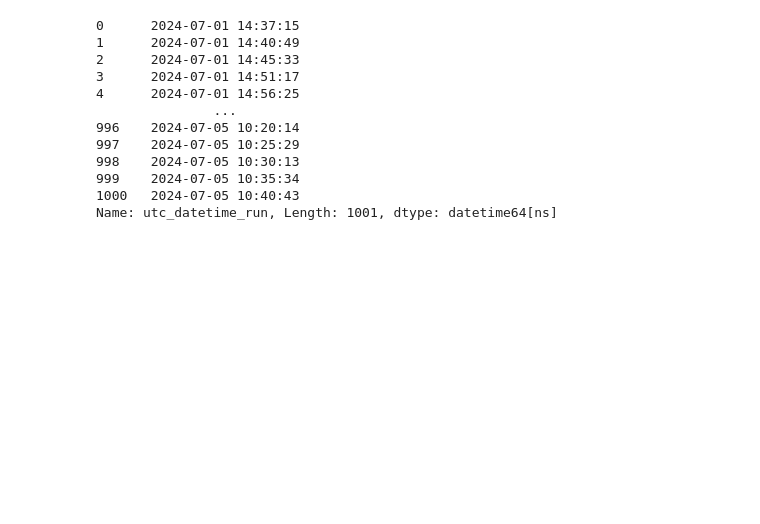
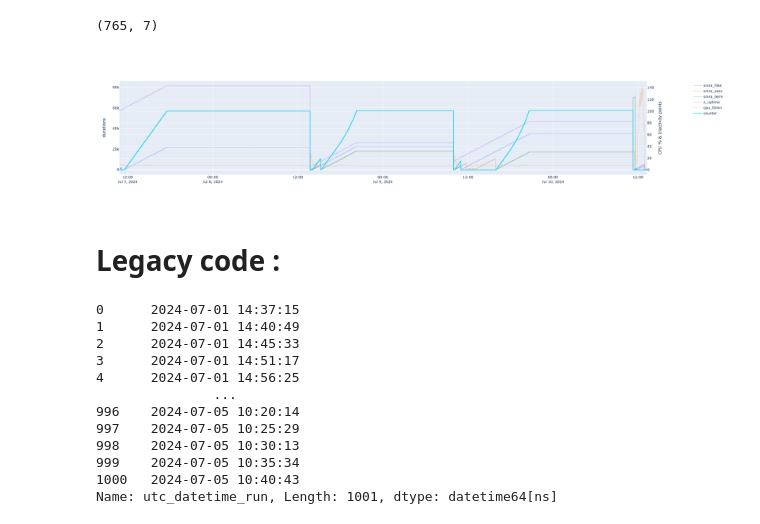
Before and after one commit to JeanLescutMuller/vm-auto-shutdown, a Jupyter notebook: Notebooks/Monitor_activity_history.ipynb, the cells around one changed output. Cells and saved outputs as stored; diff of their text form; code cells hidden in the pictures; blank space fills up the shorter version.

```diff
--- a/Notebooks/Monitor_activity_history.ipynb
+++ b/Notebooks/Monitor_activity_history.ipynb
@@ -20,7 +7,38 @@ Fri Jul  5 10:40:43 UTC 2024
+# %%
+l_cols=['time_run', 's_uptime', 'cpu_l5min', 'tmra_files', 'tmra_sess', 'tmra_term', 'counter']
+df = pd.read_csv('/opt/vm-auto-shutdown/data/variable_history.csv',
+                 names=l_cols, header=None, na_values=['None'])
+df.shape
+# %% [output]
+(765, 7)
 # %%
 # Post-processing :
+
 df['utc_datetime_run'] = pd.to_datetime(df.time_run, unit='s')
 # 'sMRA' = 'Seconds since Most Recent Activity'
-df['smra_files']         = df.time_run - df.tmra_files
-df['smra_jup_sessions']  = df.time_run - df.tmra_jup_sessions
-df['smra_jup_terminals'] = df.time_run - df.tmra_jup_terminals
+df['smra_files'] = df.time_run - df.tmra_files
+df['smra_sess']  = df.time_run - df.tmra_sess
+df['smra_term']  = df.time_run - df.tmra_term
+# %%
+# Plot :
+
+fig = make_subplots(specs=[[{"secondary_y": True}]])
+
+def _trace(col_name, secondary_y, k=1, opacity=.3) :
+    fig.add_trace(
+        go.Scatter(x=df['utc_datetime_run'], y=k*df[col_name], name=col_name, opacity=opacity, line_shape='hv'),
+        secondary_y=secondary_y
+    )
+[_trace(col_name, False) for col_name in ['smra_files', 'smra_sess', 'smra_term', 's_uptime']]
+_trace('cpu_l5min', True, 100)
+_trace('counter', True, opacity=1.)
+
+# Set y-axes titles
+fig.update_yaxes(title_text='durations', secondary_y=False)
+fig.update_yaxes(title_text='CPU % & Inactivity points', secondary_y=True)
+fig.update_layout(height=500)
+fig.show()
+# %% [output]
+[figure, added]
+# %% [markdown]
+# Legacy code :
```
Also changed, not shown: parts of 10 cells of this notebook, 2 other files.
